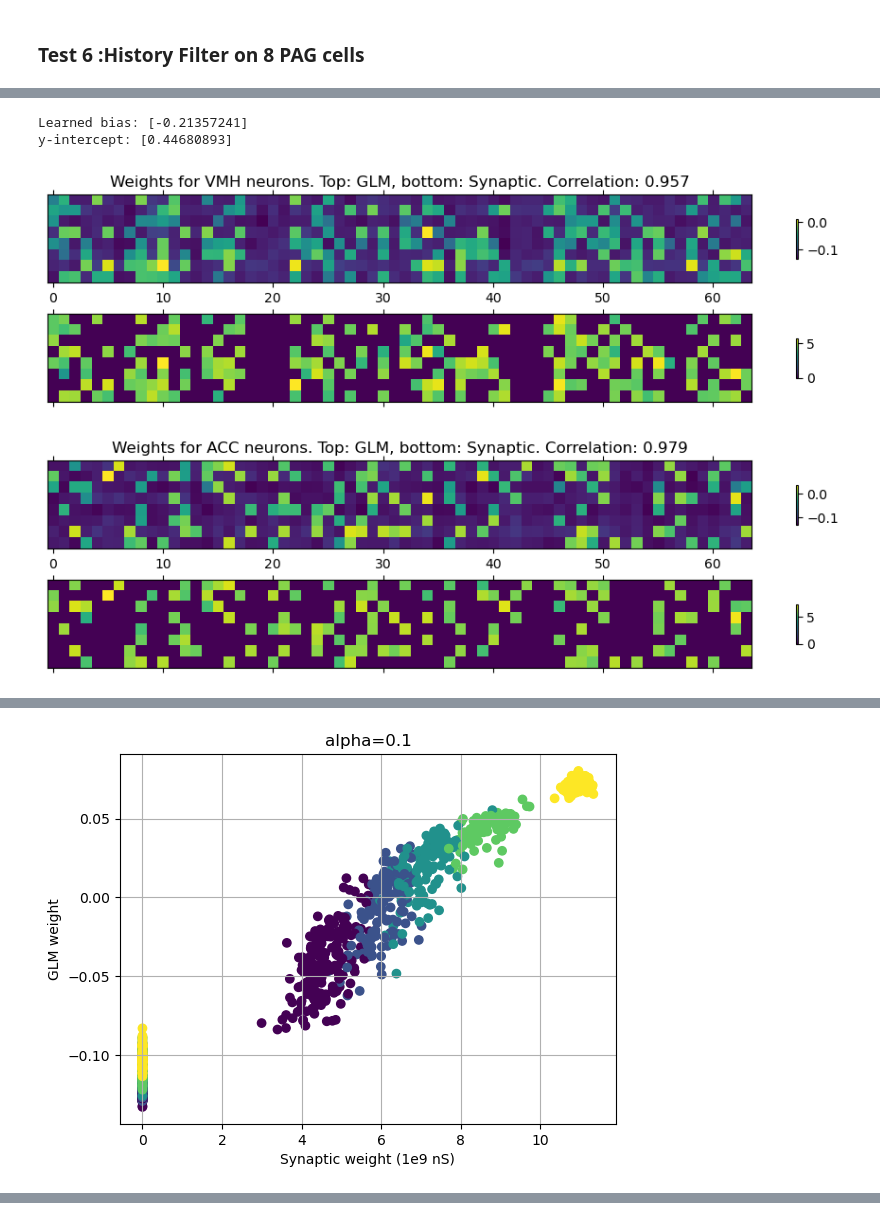
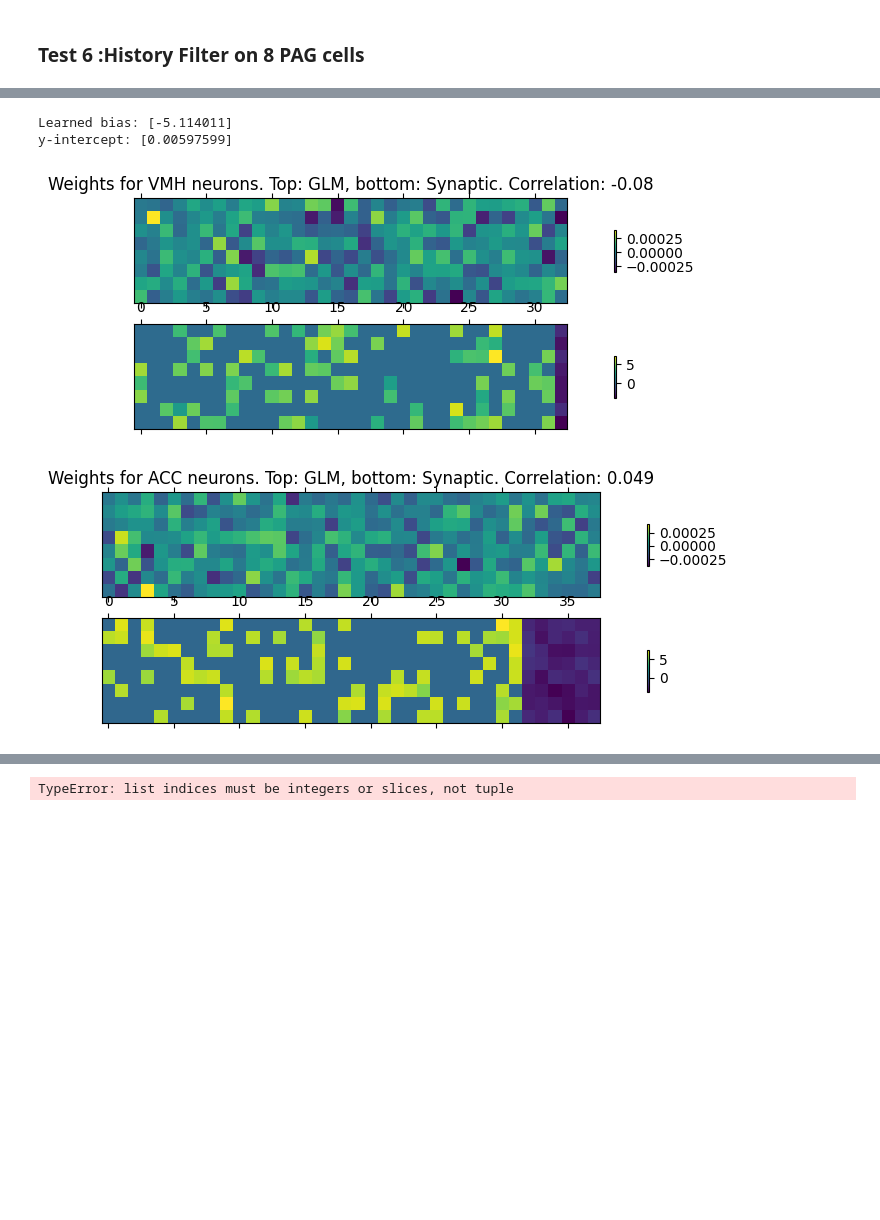
Before and after one commit to cngzlsh/pag_stim, a Jupyter notebook: beta_tests.ipynb, the cells around one changed output, grey strips where cells are left out. Drawn from its saved outputs; the diff is of its cells as text; code cells hidden in the pictures; blank space fills up the shorter version.

```diff
--- a/beta_tests.ipynb
+++ b/beta_tests.ipynb
@@ -793,9 +804,9 @@ from glm import BernoulliGLMwHistoryMultiSessionPyTorch
 history = 10
 glm = BernoulliGLMwHistoryMultiSessionPyTorch(
     group_names=brain_regions,
-    n_neurons_per_group=np.array([64, 64, 64, 64, 64]),
+    n_neurons_per_group=n_neurons_per_group,
     link_fn='logistic',
-    n_sessions=n_PAG_to_use,
+    n_sessions=1,
     regs = ['weights_within_group',
             'weights_sparsity'],
     reg_params={'weights_within_group':100,
@@ -837,20 +848,20 @@ y-intercept: [0.02136406]
 # comparison with actual connectivity
 for m, brain_region in enumerate(brain_regions):
 
-    corr = np.corrcoef(glm_w[..., glm.group_synapse_idx[m]], conns[m, :n_PAG_to_use, :])[0,1]
+    corr = np.corrcoef(glm_w[..., glm.group_synapse_idx[m]], conns[m][:n_PAG_to_use, :])[0,1]
     f, axes = plt.subplots(ncols=1, nrows=2, sharex=True, figsize=(12,1))
     mat1 = axes[0].matshow(glm_w[..., glm.group_synapse_idx[m]])
     f.colorbar(mat1, shrink=0.4)
     axes[0].set_title(f'Weights for {brain_region} neurons. Top: GLM, bottom: Synaptic. Correlation: {str(corr)[:5]}')
     axes[0].set_yticks([])
 
-    mat2 = axes[1].matshow(conns[m, :n_PAG_to_use, :])
+    mat2 = axes[1].matshow(conns[m][:n_PAG_to_use, :])
     f.colorbar(mat2, shrink=0.4)
     axes[1].set_yticks([])
 plt.show()
 
 # scatter plot of all learned weights
-plt.scatter(conns[:,:n_PAG_to_use,:].flatten(), glm_w, c=glm.synapse_origin_group)
+plt.scatter(np.concatenate([conns[m][:n_PAG_to_use,:].T.flatten() for m in range(len(brain_regions))]), glm_w, c=glm.synapse_origin_group)
 plt.xlabel('Synaptic weight (1e9 nS)')
 plt.ylabel('GLM weight')
 plt.grid()
@@ -917,9 +928,9 @@ Average PAG firing rate: 46.825208333333336 Hz.
 # %%
 # construct input and output matrices
 train_start = 0
-train_end = 300
-test_start = 300
-test_end = 400
+train_end = 0.8
+test_start = 0.8
+test_end = 1.001
 # for pag_stim_w_stimuli, external pulses are delivered from 40 mins to 60 mins, 10 secs each, lasting 1 sec
 train_bins = int((train_end - train_start) / bin_size)
 test_bins = int((test_end - test_start) / bin_size)
@@ -950,7 +961,7 @@ from glm import BernoulliGLMwHistoryMultiSessionPyTorch
 history = 5
 glm = BernoulliGLMwHistoryMultiSessionPyTorch(
     group_names=brain_regions,
-    n_neurons_per_group=np.array([64, 64, 64, 64, 64]),
+    n_neurons_per_group=n_neurons_per_group,
     link_fn='logistic',
     n_sessions=n_PAG_to_use,
     regs = ['weights_within_group',
@@ -961,8 +972,8 @@ glm = BernoulliGLMwHistoryMultiSessionPyTorch(
     history=history,
     ).to(device)
 
-glm._load_state_dict(torch.load(f'{sim_data_path}mult_exp_reg100_hist5.pth'))
+# glm._load_state_dict(torch.load(f'{sim_data_path}mult_exp_reg100_hist5.pth'))
 
-glm.fit(X_train.T, y_train.T, n_iter=2500, lr=1e-3, verbose=1, decay=1)
+glm.fit(X_train.T, y_train.T, n_iter=25000, lr=1e-3, verbose=1, decay=1)
 glm.load_best_params()
 # %% [output]
@@ -979,7 +1005,7 @@ print('y-intercept:', 1/(1+np.exp(-glm_b)))
 # comparison with actual connectivity
 for m, brain_region in enumerate(brain_regions):
 
-    corr = np.corrcoef(glm_w[..., glm.group_neuron_idx[m]], conns[m, :n_PAG_to_use, :].flatten())[0,1]
+    corr = np.corrcoef(glm_w[..., glm.group_neuron_idx[m]], conns[m][:n_PAG_to_use, :].flatten())[0,1]
 
     f, axes = plt.subplots(ncols=1, nrows=2, sharex=True, figsize=(12,3))
     mat1 = axes[0].matshow(glm_w[..., glm.group_neuron_idx[m]].reshape(n_PAG_to_use, -1))
@@ -987,7 +1013,7 @@ for m, brain_region in enumerate(brain_regions):
     axes[0].set_title(f'Weights for {brain_region} neurons. Top: GLM, bottom: Synaptic. Correlation: {str(corr)[:5]}')
     axes[0].set_yticks([])
 
-    mat2 = axes[1].matshow(conns[m, :n_PAG_to_use, :])
+    mat2 = axes[1].matshow(conns[m][:n_PAG_to_use, :])
     f.colorbar(mat2, shrink=0.4)
     axes[1].set_yticks([])
 plt.show()
@@ -1014,34 +1040,34 @@ with torch.no_grad():
 
 plt.figure(figsize=(12,2))
 plt.plot(y_test_hat.cpu()[0,_random_start:_random_start + _range], label='predicted probability of firing', color='orange')
 plt.bar(np.arange(_range), y_test[0,_random_start:_random_start + _range]*0.4, label='actual spike timing')
 plt.legend()
 plt.title(f'PAG spikes vs predicted firing probability - corr {str(np.corrcoef(y_test, y_test_hat.cpu())[0,1])[:5]}')
 plt.show()
 
 
 
 generated_spikes = generate_bernoulli_spikes(y_test_hat)
 
 smooth_y_test = rbf_rate_convolution_1d(y_test[0], sigma=0.025, dt=0.01)                                        # smooth test set spikes
 smooth_y_test_hat = rbf_rate_convolution_1d(y_test_hat[0].cpu(), sigma=0.025, dt=0.01)                          # smooth predicted probabilities
 smooth_y_test_hat_generated_spikes = rbf_rate_convolution_1d(generated_spikes[0].cpu(), sigma=0.025, dt=0.01)   # smooth generated spikes
 
 plt.figure(figsize=(12,2))
 plt.plot(smooth_y_test_hat[_random_start:_random_start + _range], label='smoothed predicted probability of firing', color='orange')
 plt.plot(smooth_y_test[_random_start:_random_start + _range], label='smoothed spikes', color='blue')
 plt.legend()
 plt.title(f'Smoothed PAG rates vs smooth firing rate - corr {str(np.corrcoef(smooth_y_test_hat, smooth_y_test)[0,1])[:5]}')
 plt.show()
 
 plt.figure(figsize=(12,2))
 plt.plot(smooth_y_test_hat_generated_spikes[_random_start:_random_start + _range], label='smoothed generated spikes', color='orange')
 plt.plot(smooth_y_test[_random_start:_random_start + _range], label='smoothed spikes', color='blue')
 plt.legend()
 plt.title(f'Smoothed PAG rates vs smooth firing rate - corr {str(np.corrcoef(smooth_y_test_hat_generated_spikes, smooth_y_test)[0,1])[:5]}')
 plt.show()
 # %% [output]
-Learned bias: [-0.21357241]
-y-intercept: [0.44680893]
+Learned bias: [-5.114011]
+y-intercept: [0.00597599]
-[figure, old version]
+[figure, new version]
-[figure, old version]
+[figure, new version]
@@ -1051 +1076,0 @@ y-intercept: [0.44680893]
-[figure, removed]
@@ -1055,0 +1077 @@ y-intercept: [0.44680893]
+TypeError: list indices must be integers or slices, not tuple
```
Also changed, not shown: parts of 13 cells of this notebook, 2 other files.
